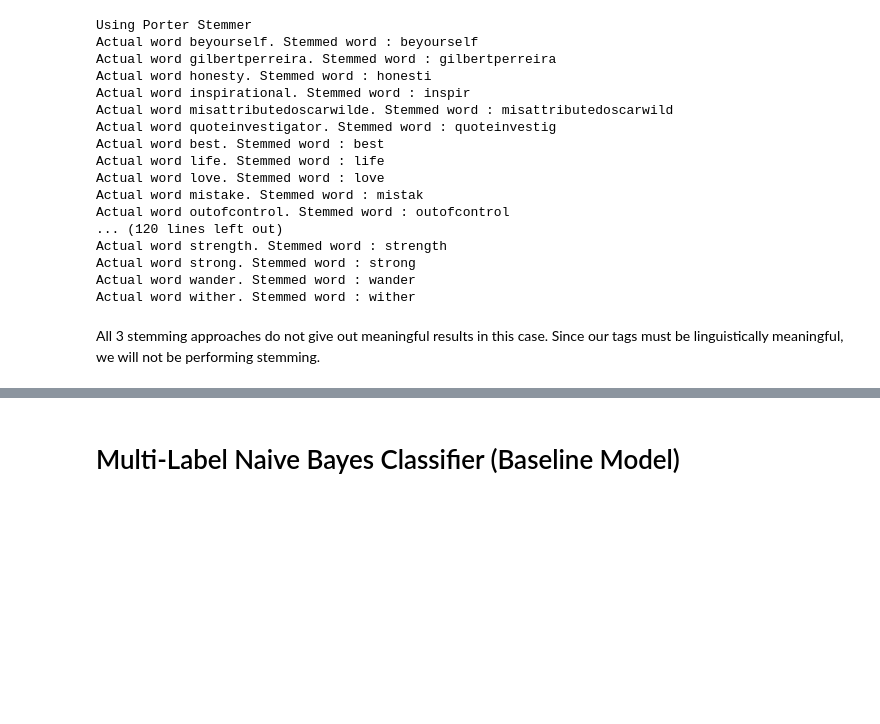
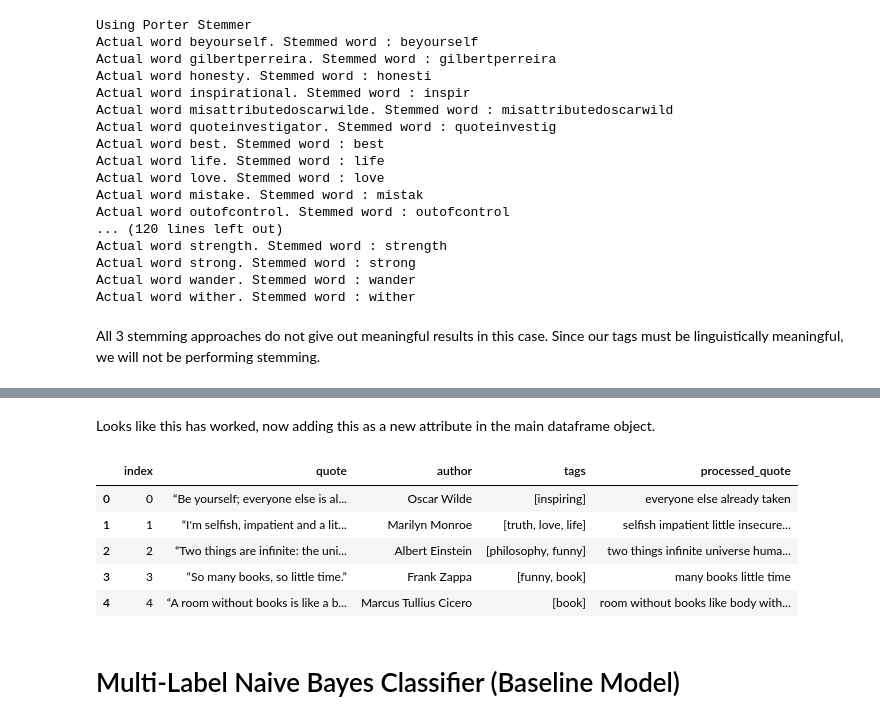
Before and after one commit to rkaushick-neu/nlp-quotes, a Jupyter notebook: Rish_Kaushick_JupyterNB.ipynb, the cells around one changed output, grey strips where cells are left out. Drawn from its saved outputs; the diff is of its cells as text; code cells hidden in the pictures; blank space fills up the shorter version.

```diff
--- a/Rish_Kaushick_JupyterNB.ipynb
+++ b/Rish_Kaushick_JupyterNB.ipynb
@@ -603,0 +652,5 @@ dataset
+# %%
+# visualizing the distribution of the different categories
+tag_freq_sorted = calculate_count_of_tags(top_20_tags_df['tags'])
+for i in range(0, len(tag_freq_sorted)):
+    print(tag_freq_sorted[i])
@@ -603,0 +757,27 @@ dataset
+# %%
+def preprocess_text(dataframe=top_20_tags_df):
+    result_df = pd.DataFrame(columns=['processed_quote'])
+
+    # need to convert all text to lower case
+    result_df['processed_quote'] = dataframe['quote'].str.lower()
+
+    # regular expression will split words based on boundary-word-boundary
+    regexp_tokenizer = RegexpTokenizer(r'\b\w+\b')
+
+    for i in range (0, len(result_df['processed_quote'])):
+        # performing regex tokenization - which will split tokens after each word
+        tokens = regexp_tokenizer.tokenize(result_df['processed_quote'][i])
+
+        # removing stop words
+        tokens_wo_stop_words = [word for word in tokens if word not in stopwords.words('english')]
+
+        normalized_sentence = ""
+        for word in tokens_wo_stop_words:
+            # normalization - removing accents by using unidecode - word by word
+            # print(str(unidecode(word)))
+            normalized_sentence += str(unidecode(word))+' '
+        # once we have the entire sentence parsed, we assign it back
+        # print(normalized_sentence)
+        result_df['processed_quote'][i] = normalized_sentence
+
+    return result_df
@@ -604,3 +801,15 @@ dataset
+# %% [markdown]
+Looks like this has worked, now adding this as a new attribute in the main dataframe object.
+# %%
+top_20_tags_df['processed_quote']= preprocess_text()
+top_20_tags_df.head()
+# %% [output]
+|  | index | quote | author | tags | processed_quote |
+| 0 | 0 | “Be yourself; everyone else is al... | Oscar Wilde | [inspiring] | everyone else already taken |
+| 1 | 1 | “I'm selfish, impatient and a lit... | Marilyn Monroe | [truth, love, life] | selfish impatient little insecure... |
+| 2 | 2 | “Two things are infinite: the uni... | Albert Einstein | [philosophy, funny] | two things infinite universe huma... |
+| 3 | 3 | “So many books, so little time.” | Frank Zappa | [funny, book] | many books little time |
+| 4 | 4 | “A room without books is like a b... | Marcus Tullius Cicero | [book] | room without books like body with... |
 # %% [markdown]
 # Multi-Label Naive Bayes Classifier (Baseline Model)
 # %% [markdown]
```
Also changed, not shown: parts of 37 cells of this notebook.
